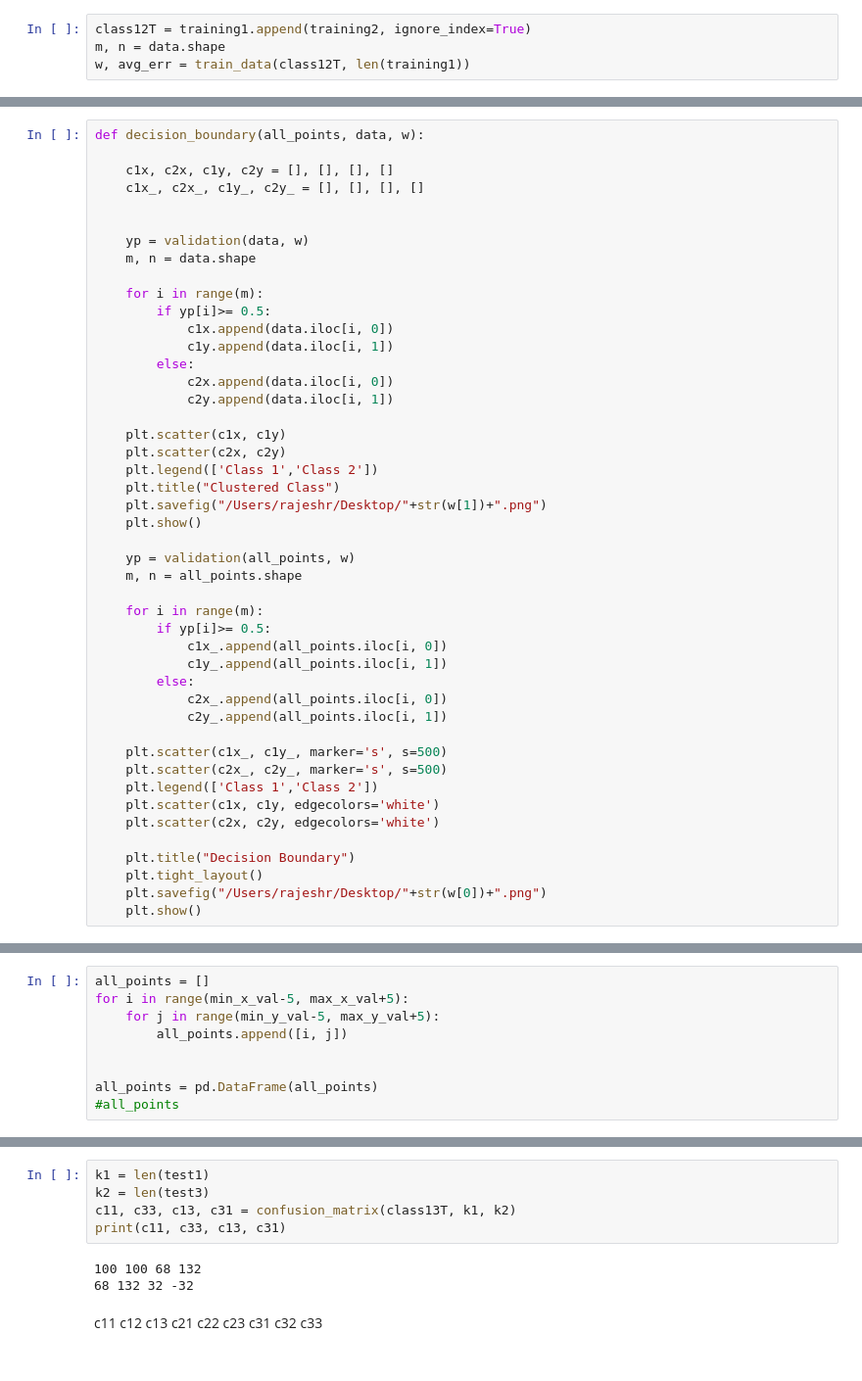
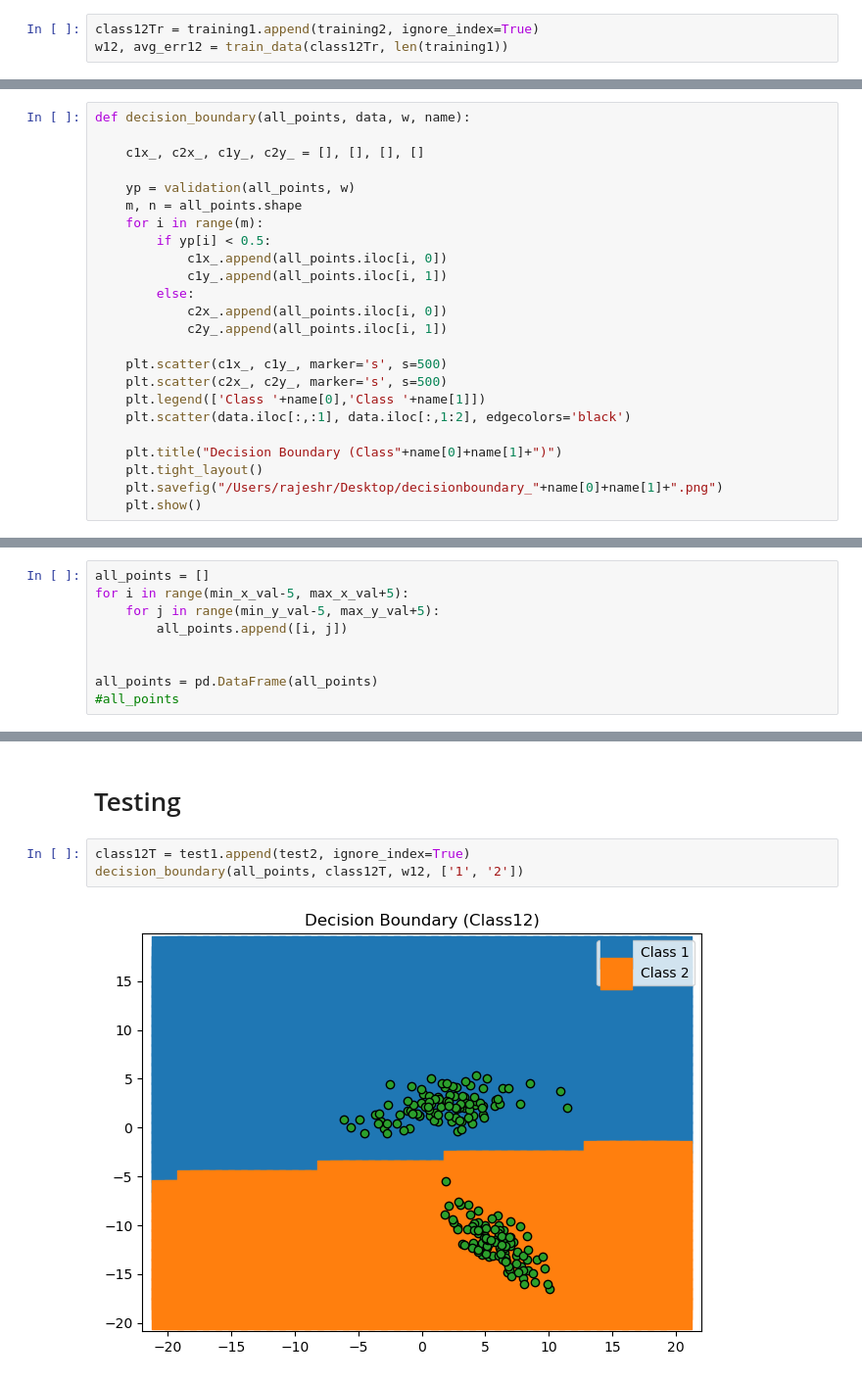
Before and after one commit to its-rajesh/Deep-Learning, a Jupyter notebook: Perceptron Classification/perceptron_classification.ipynb, the cells around one changed output, grey strips where cells are left out. Shown: that part at 98% size. Cells and saved outputs as stored; diff of their text form.

Commit message:
Merging graph and validation graph pending

```diff
--- a/Perceptron Classification/perceptron_classification.ipynb
+++ b/Perceptron Classification/perceptron_classification.ipynb
@@ -96,5 +96,4 @@ def train_data(xn, k):
 # %%
-class12T = training1.append(training2, ignore_index=True)
-m, n = data.shape
-w, avg_err = train_data(class12T, len(training1))
+class12Tr = training1.append(training2, ignore_index=True)
+w12, avg_err12 = train_data(class12Tr, len(training1))
 # %% [output]
@@ -116,35 +131,14 @@ def validation(xn, w):
 
     return yp
 # %%
-def decision_boundary(all_points, data, w):
+def decision_boundary(all_points, data, w, name):
 
-    c1x, c2x, c1y, c2y = [], [], [], []
     c1x_, c2x_, c1y_, c2y_ = [], [], [], []
-
-
-    yp = validation(data, w)
-    m, n = data.shape
-
-    for i in range(m):
-        if yp[i]>= 0.5:
-            c1x.append(data.iloc[i, 0])
-            c1y.append(data.iloc[i, 1])
-        else:
-            c2x.append(data.iloc[i, 0])
-            c2y.append(data.iloc[i, 1])
-
-    plt.scatter(c1x, c1y)
-    plt.scatter(c2x, c2y)
-    plt.legend(['Class 1','Class 2'])
-    plt.title("Clustered Class")
-    plt.savefig("/Users/rajeshr/Desktop/"+str(w[1])+".png")
-    plt.show()
 
     yp = validation(all_points, w)
     m, n = all_points.shape
-
     for i in range(m):
-        if yp[i]>= 0.5:
+        if yp[i] < 0.5:
             c1x_.append(all_points.iloc[i, 0])
             c1y_.append(all_points.iloc[i, 1])
         else:
@@ -153,12 +147,11 @@ def decision_boundary(all_points, data, w):
 
     plt.scatter(c1x_, c1y_, marker='s', s=500)
     plt.scatter(c2x_, c2y_, marker='s', s=500)
-    plt.legend(['Class 1','Class 2'])
-    plt.scatter(c1x, c1y, edgecolors='white')
-    plt.scatter(c2x, c2y, edgecolors='white')
+    plt.legend(['Class '+name[0],'Class '+name[1]])
+    plt.scatter(data.iloc[:,:1], data.iloc[:,1:2], edgecolors='black')
 
-    plt.title("Decision Boundary")
+    plt.title("Decision Boundary (Class"+name[0]+name[1]+")")
     plt.tight_layout()
-    plt.savefig("/Users/rajeshr/Desktop/"+str(w[0])+".png")
+    plt.savefig("/Users/rajeshr/Desktop/decisionboundary_"+name[0]+name[1]+".png")
     plt.show()
 # %% [markdown]
@@ -298,12 +173,7 @@ print(c11, c22, c12, c21)
-# %%
-k1 = len(test1)
-k2 = len(test3)
-c11, c33, c13, c31 = confusion_matrix(class13T, k1, k2)
-print(c11, c33, c13, c31)
-# %% [output]
-100 100 68 132
-68 132 32 -32
-# %% [markdown]
-c11 c12 c13
-c21 c22 c23
-c31 c32 c33
+# %% [markdown]
+# Testing
+# %%
+class12T = test1.append(test2, ignore_index=True)
+decision_boundary(all_points, class12T, w12, ['1', '2'])
+# %% [output]
+[figure, added]
```
Also changed, not shown: parts of 65 cells of this notebook.
